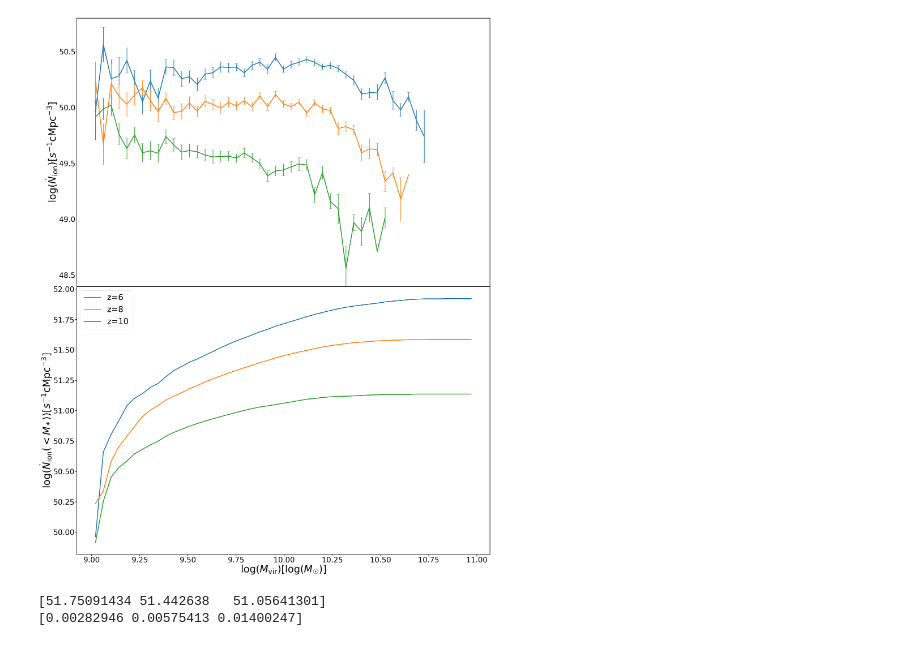
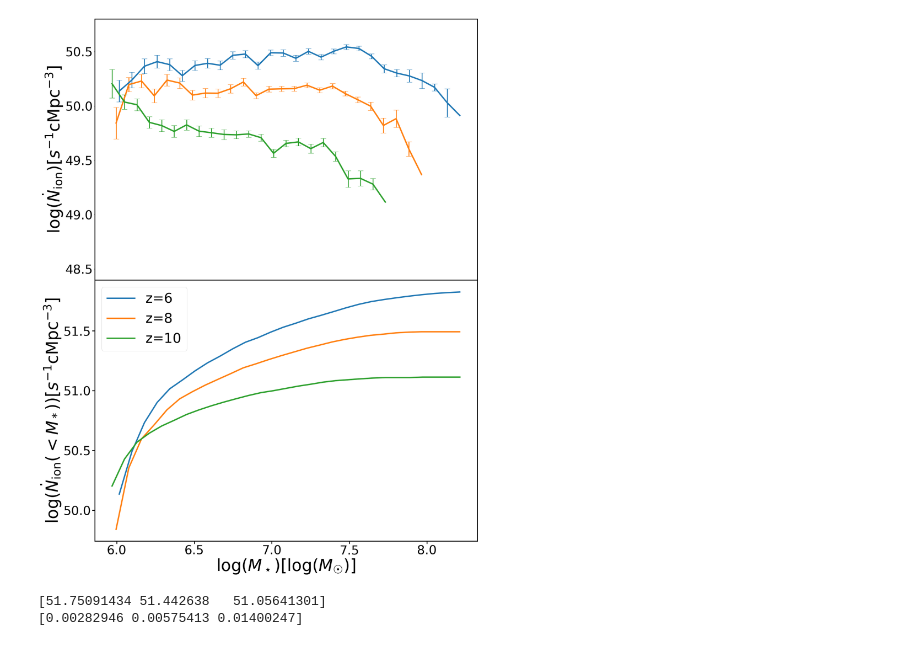
Before and after one commit to IvanKostyuk94/f_esc, a Jupyter notebook: uv_background.ipynb, the cells around one changed output. Cells and saved outputs as stored; diff of their text form; code cells hidden in the pictures.

```diff
--- a/uv_background.ipynb
+++ b/uv_background.ipynb
@@ -167,21 +167,26 @@ def plot_z_esc(df, redshifts=[6,8,10], bins=50, mass_type='StarMass', cumulative
     major_tick_width = 3
     minor_tick_length = 5
     minor_tick_width = 2
-
-    fig_width = 45
-    fig_height = 60
+    lowlim_y = 50
+    highlim_y = 51.5
+    ticknum_y = 4
+    ticknum = 5
+    fig_width = 25
+    fig_height = 35
 
     cutoff_halo_mass = 25
 
     lower_ylim = lower_ylim
     upper_ylim = upper_ylim
-
+    mult = 1e10
     if mass_type == 'StarMass':
-        mult = 1e10
+        lowlim = 6
+        highlim = 8
         x_label = '$\log(M_\star)[\log(M_{\u2609})]$'
         x_label2 = '$\log(M_\mathrm{vir})[\log(M_{\u2609})]$'
     elif mass_type == 'HaloMass':
-        mult = 1e10
+        lowlim = 9
+        highlim = 11
         x_label = '$\log(M_\mathrm{vir})[\log(M_{\u2609})]$'
 
     f = plt.figure()
@@ -214,6 +219,8 @@ def plot_z_esc(df, redshifts=[6,8,10], bins=50, mass_type='StarMass', cumulative
     ax1.set_ylabel(y_label, size=labelsize)
     ax2.set_ylabel(y_label_cum, size=labelsize)
     ax2.set_xlabel(x_label, size=labelsize)
+    ax2.set_xticks(np.linspace(lowlim, highlim, ticknum))
+    ax2.set_yticks(np.linspace(lowlim_y, highlim_y, ticknum_y))
     #ax2.set_xlabel(x_label2, size=labelsize)
     ax2.legend(fontsize=legendsize)
 
@@ -592,9 +602,9 @@ comparison['anderson']['mode'] = 'error shade'
 df = pd.read_pickle('dfs/esc_analysis.pickle')
 update_df(df)
 # %%
-plot_z_esc(df, save=True, mass_type='HaloMass', cumulative=False, mass_cut=1e-1, lower_ylim=48.4, upper_ylim=50.8)
+plot_z_esc(df, save=True, mass_type='StarMass', cumulative=False, lower_ylim=48.4, upper_ylim=50.8)#, mass_cut=1e-1)
 # %% [output]
-[figure, old version]
+[figure, new version]
 # %%
 plot_uv_redshift(df, redshifts=[6,8,10], bins=50, mass_type='StarMass', log=True, save=False)
 # %% [output]
```
Also changed, not shown: parts of 7 cells of this notebook, 3 other files.
